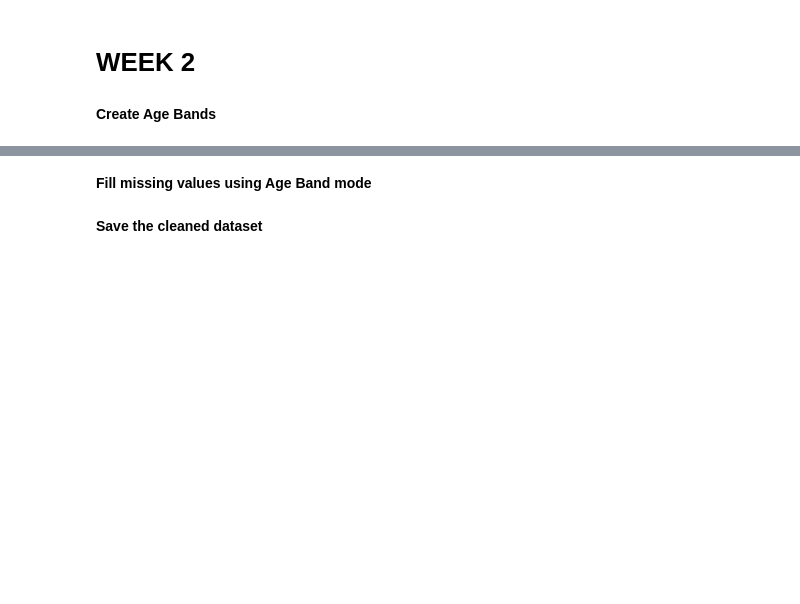
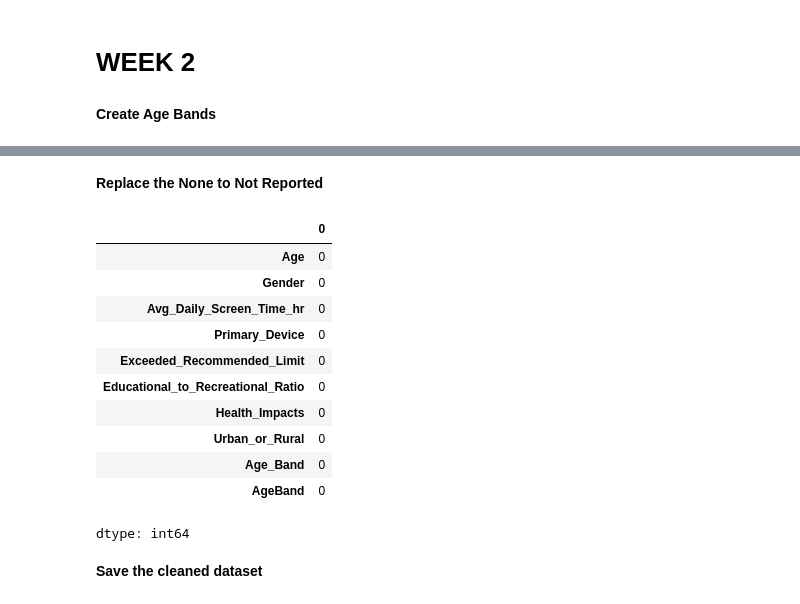
Before and after one commit to springboardmentor2468a-lab/Projects, a Jupyter notebook: Task2.ipynb, the cells around one changed output, grey strips where cells are left out. Saved outputs shown, nothing was run; the diff lists cells and outputs as text; code cells hidden in the pictures; blank space fills up the shorter version.

```diff
--- a/Task2.ipynb
+++ b/Task2.ipynb
@@ -190,2 +177,0 @@ mode_per_band = (
-# %% [markdown]
-**Fill missing values using Age Band mode**
@@ -196,0 +182,2 @@ df['Health_Impacts'] = df.apply(
+# %% [markdown]
+**Replace the None to Not Reported**
@@ -197,3 +188,18 @@ df['Health_Impacts'] = df.apply(
+# %%
+df.isnull().sum()
+# %% [output]
+|  | 0 |
+| Age | 0 |
+| Gender | 0 |
+| Avg_Daily_Screen_Time_hr | 0 |
+| Primary_Device | 0 |
+| Exceeded_Recommended_Limit | 0 |
+| Educational_to_Recreational_Ratio | 0 |
+| Health_Impacts | 0 |
+| Urban_or_Rural | 0 |
+| Age_Band | 0 |
+| AgeBand | 0 |
+dtype: int64
 # %% [markdown]
 **Save the cleaned dataset**
 # %%
```
Also changed, not shown: parts of 13 cells of this notebook.
